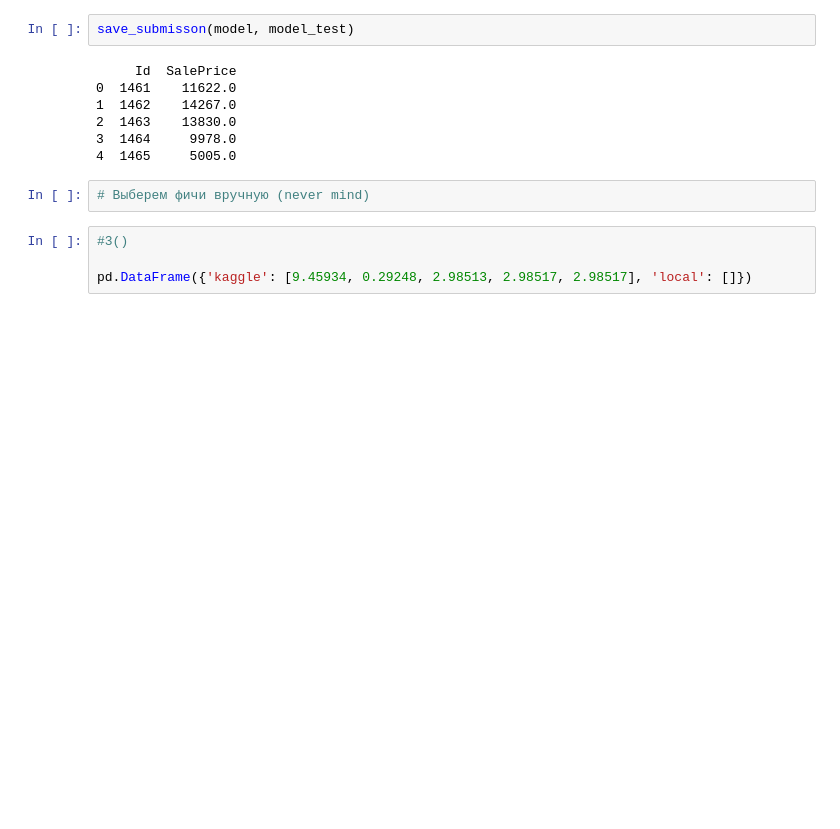
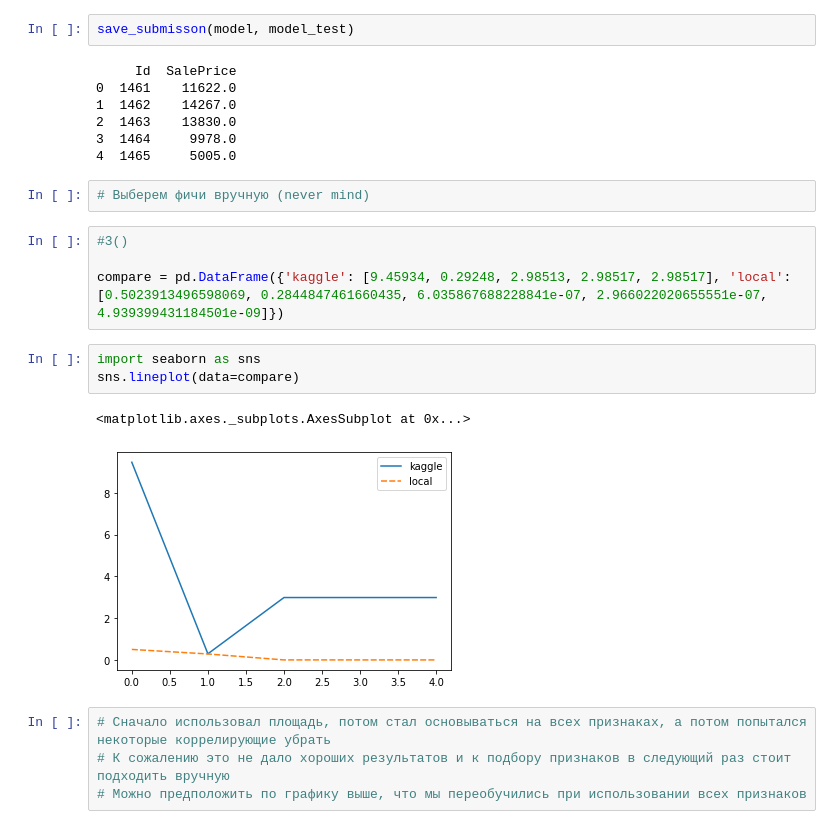
Before and after one commit to OrangeFlag/mipt-ml, a Jupyter notebook: 1 homework/1 example.ipynb, the cells around one changed output. Saved outputs shown, nothing was run; the diff lists cells and outputs as text; blank space fills up the shorter version.

```diff
--- a/1 homework/1 example.ipynb
+++ b/1 homework/1 example.ipynb
@@ -674,4 +674,14 @@ save_submisson(model, model_test)
 # %%
 #3()
 
-pd.DataFrame({'kaggle': [9.45934, 0.29248, 2.98513, 2.98517, 2.98517], 'local': []})
+compare = pd.DataFrame({'kaggle': [9.45934, 0.29248, 2.98513, 2.98517, 2.98517], 'local': [0.5023913496598069, 0.2844847461660435, 6.035867688228841e-07, 2.966022020655551e-07, 4.939399431184501e-09]})
+# %%
+import seaborn as sns
+sns.lineplot(data=compare)
+# %% [output]
+<matplotlib.axes._subplots.AxesSubplot at 0x...>
+[figure, added]
+# %%
+# Сначало использовал площадь, потом стал основываться на всех признаках, а потом попытался некоторые коррелирующие убрать
+# К сожалению это не дало хороших результатов и к подбору признаков в следующий раз стоит подходить вручную
+# Можно предположить по графику выше, что мы переобучились при использовании всех признаков
```
